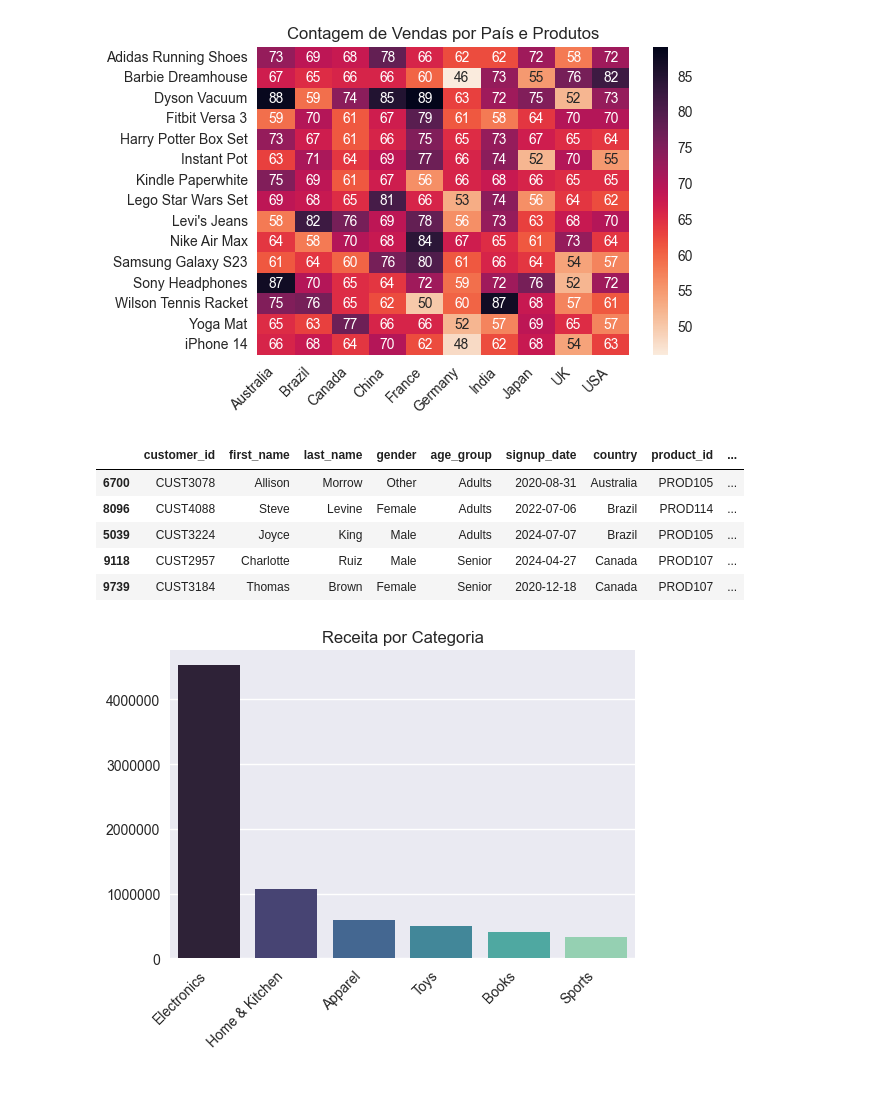
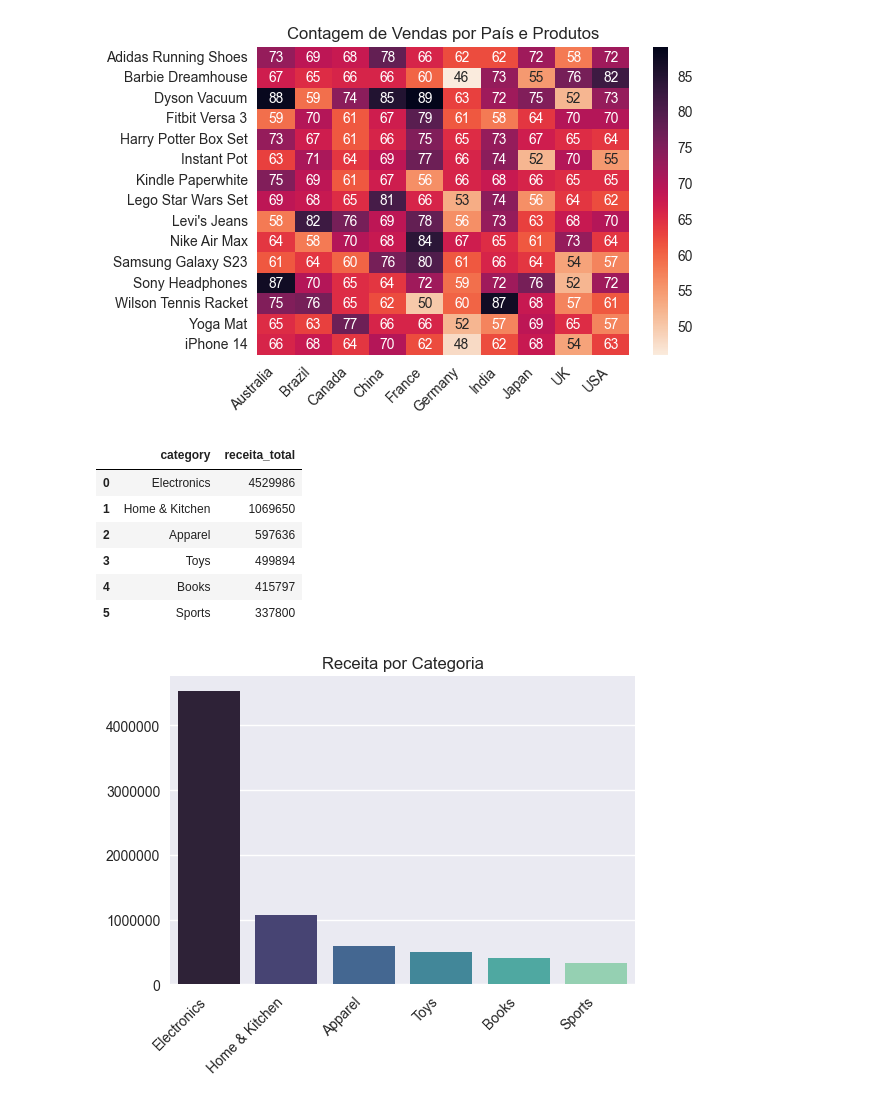
Before and after one commit to CesarNasc/datasets_analysis, a Jupyter notebook: 01_ecommerce/python/ecommerce.ipynb, the cells around one changed output. Cells and saved outputs as stored; diff of their text form; code cells hidden in the pictures.

```diff
--- a/01_ecommerce/python/ecommerce.ipynb
+++ b/01_ecommerce/python/ecommerce.ipynb
@@ -390,15 +389,17 @@ plt.xticks(rotation=45, ha='right')
 plt.show()
 # %% [output]
 [figure]
-# %%
-df.sample(5)
-# %% [output]
-|  | customer_id | first_name | last_name | gender | age_group | signup_date | country | product_id | ... |
-| 6700 | CUST3078 | Allison | Morrow | Other | Adults | 2020-08-31 | Australia | PROD105 | ... |
-| 8096 | CUST4088 | Steve | Levine | Female | Adults | 2022-07-06 | Brazil | PROD114 | ... |
-| 5039 | CUST3224 | Joyce | King | Male | Adults | 2024-07-07 | Brazil | PROD105 | ... |
-| 9118 | CUST2957 | Charlotte | Ruiz | Male | Senior | 2024-04-27 | Canada | PROD107 | ... |
-| 9739 | CUST3184 | Thomas | Brown | Female | Senior | 2020-12-18 | Canada | PROD107 | ... |
+# %%
+receita_categoria = df.groupby('category')['receita_total'].sum().sort_values(ascending=False).reset_index()
+receita_categoria
+# %% [output]
+|  | category | receita_total |
+| 0 | Electronics | 4529986 |
+| 1 | Home & Kitchen | 1069650 |
+| 2 | Apparel | 597636 |
+| 3 | Toys | 499894 |
+| 4 | Books | 415797 |
+| 5 | Sports | 337800 |
 # %%
 # Receita por Categoria
 
```
Also changed, not shown: parts of 15 cells of this notebook.
